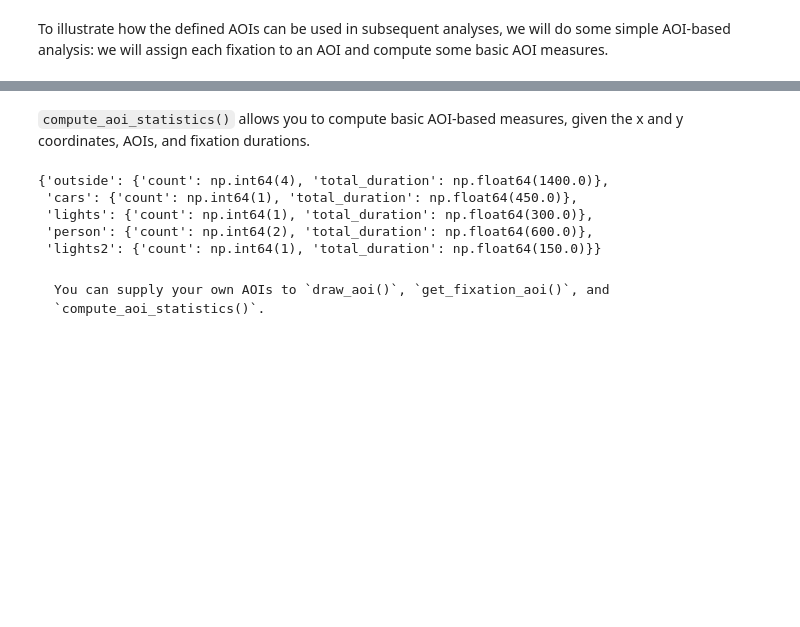
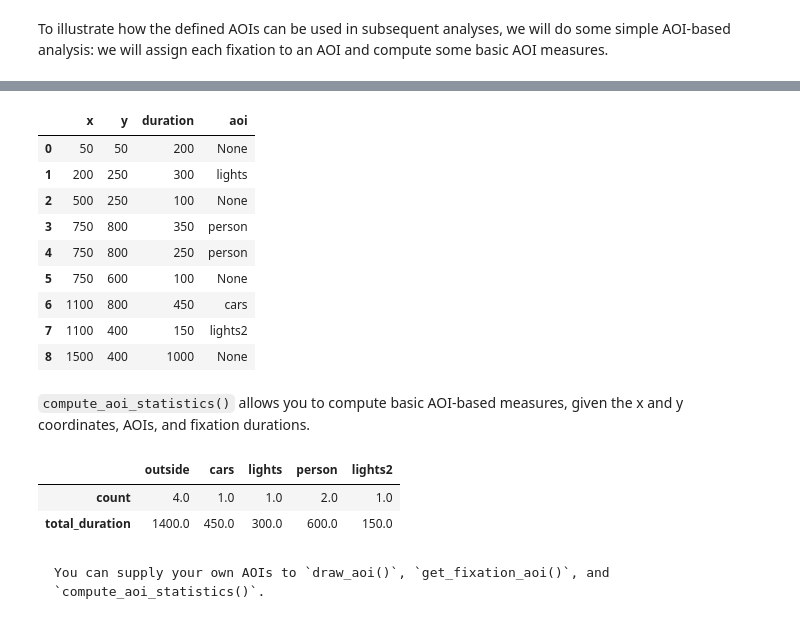
Before and after one commit to HanZhang-psych/pupeyes, a Jupyter notebook: docs/examples/aoi_analysis.ipynb, the cells around one changed output, grey strips where cells are left out. Cells and saved outputs as stored; diff of their text form; code cells hidden in the pictures; blank space fills up the shorter version.

````diff
--- a/docs/examples/aoi_analysis.ipynb
+++ b/docs/examples/aoi_analysis.ipynb
@@ -51,10 +51,10 @@ Original size: (6231, 4154) Resized size: (1600, 1200)
 # %% [markdown]
 To illustrate how the defined AOIs can be used in subsequent analyses, we will do some simple AOI-based analysis: we will assign each fixation to an AOI and compute some basic AOI measures.
 # %%
-from pupeyes.aoi import get_fixation_aoi, compute_aoi_statistics
 import numpy as np
+import pandas as pd
 
-# define some fixation positions and fixation durations
+# generate some fake data
 fixations = np.array([
     (50, 50, 200), # None
     (200, 250, 300), # lights
@@ -66,10 +66,6 @@ fixations = np.array([
     (1100, 400, 150), # lights2
     (1500, 400, 1000)] # None
                     )
-
-# get the corresponding AOI for each fixation
-get_fixation_aoi(x=fixations[:, 0], # x pos
-                 y=fixations[:, 1], # y pos
-                 aois=aois
-                )
+fixation_data = pd.DataFrame(fixations, columns=['x','y','duration'])
+fixation_data
 # %% [output]
@@ -77,18 +82,38 @@ get_fixation_aoi(x=fixations[:, 0], # x pos
+# %%
+from pupeyes.aoi import get_fixation_aoi, compute_aoi_statistics
+
+# get the corresponding AOI for each fixation
+fixation_data['aoi'] = get_fixation_aoi(x=fixations[:, 0], # x pos
+                                        y=fixations[:, 1], # y pos
+                                        aois=aois)
+
+fixation_data
+# %% [output]
+|  | x | y | duration | aoi |
+| 0 | 50 | 50 | 200 | None |
+| 1 | 200 | 250 | 300 | lights |
+| 2 | 500 | 250 | 100 | None |
+| 3 | 750 | 800 | 350 | person |
+| 4 | 750 | 800 | 250 | person |
+| 5 | 750 | 600 | 100 | None |
+| 6 | 1100 | 800 | 450 | cars |
+| 7 | 1100 | 400 | 150 | lights2 |
+| 8 | 1500 | 400 | 1000 | None |
 # %% [markdown]
 `compute_aoi_statistics()` allows you to compute basic AOI-based measures, given the x and y coordinates, AOIs, and fixation durations.
 # %%
-compute_aoi_statistics(
-    x=fixations[:, 0], # x pos
-    y=fixations[:, 1], # y pos
+results = compute_aoi_statistics(
+    x=fixation_data['x'],
+    y=fixation_data['y'],
     aois=aois,
-    durations=fixations[:, 2] # durations
+    durations=fixation_data['duration']
 )
+
+pd.DataFrame(results)
 # %% [output]
-{'outside': {'count': np.int64(4), 'total_duration': np.float64(1400.0)},
- 'cars': {'count': np.int64(1), 'total_duration': np.float64(450.0)},
- 'lights': {'count': np.int64(1), 'total_duration': np.float64(300.0)},
- 'person': {'count': np.int64(2), 'total_duration': np.float64(600.0)},
- 'lights2': {'count': np.int64(1), 'total_duration': np.float64(150.0)}}
+|  | outside | cars | lights | person | lights2 |
+| count | 4.0 | 1.0 | 1.0 | 2.0 | 1.0 |
+| total_duration | 1400.0 | 450.0 | 300.0 | 600.0 | 150.0 |
 # %% [markdown]
 ```{tip}
 You can supply your own AOIs to `draw_aoi()`, `get_fixation_aoi()`, and `compute_aoi_statistics()`.
````
Also changed, not shown: parts of 5 cells of this notebook, 2 other files.
